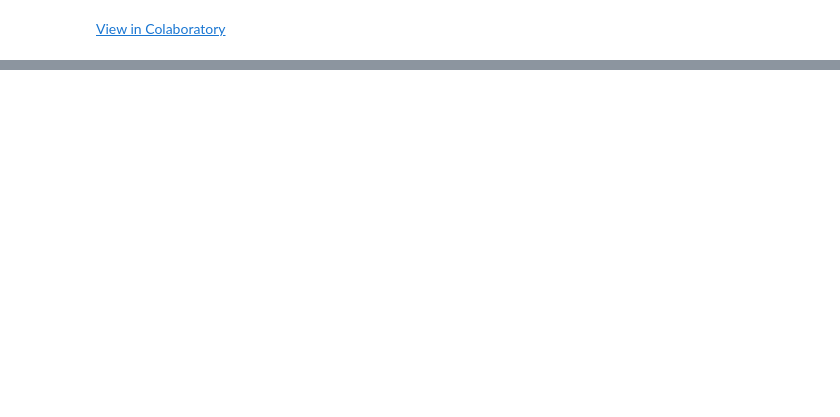
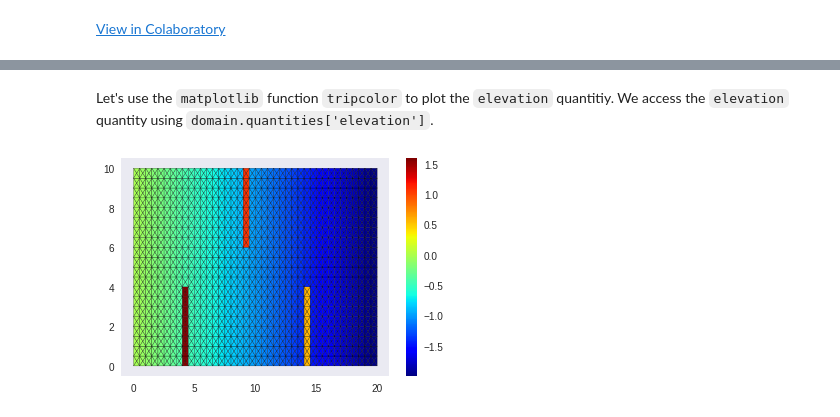
Before and after one commit to stoiver/anuga-clinic-2018, a Jupyter notebook: install_anuga.ipynb, the cells around one changed output, grey strips where cells are left out. Drawn from its saved outputs; the diff is of its cells as text; code cells hidden in the pictures; blank space fills up the shorter version.

```diff
--- a/install_anuga.ipynb
+++ b/install_anuga.ipynb
@@ -115,0 +108,17 @@ and dispaly maths too!
+# %%
+domain.set_quantity('elevation', topography, location='centroids') # Use function for elevation
+domain.set_quantity('friction', 0.01, location='centroids')        # Constant friction
+domain.set_quantity('stage', expression='elevation', location='centroids') # Dry Bed
+# %% [markdown]
+Let's use the `matplotlib` function `tripcolor` to plot the `elevation` quantitiy.  We access the `elevation` quantity using `domain.quantities['elevation']`.
+# %%
+elev = domain.quantities['elevation'].centroid_values
+depth = domain.quantities['height'].centroid_values
+
+plt.tripcolor(nodes[:,0], nodes[:,1], triangles,
+              facecolors = elev,
+              edgecolors='k',
+              cmap='jet')
+plt.colorbar();
+# %% [output]
+[figure, added]
```
Also changed, not shown: parts of 22 cells of this notebook.
